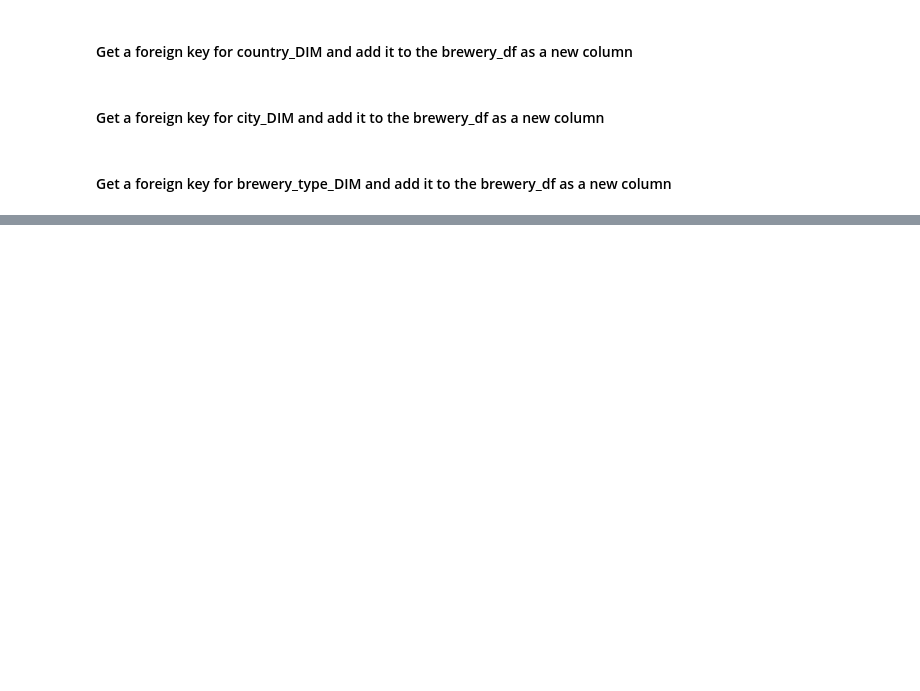
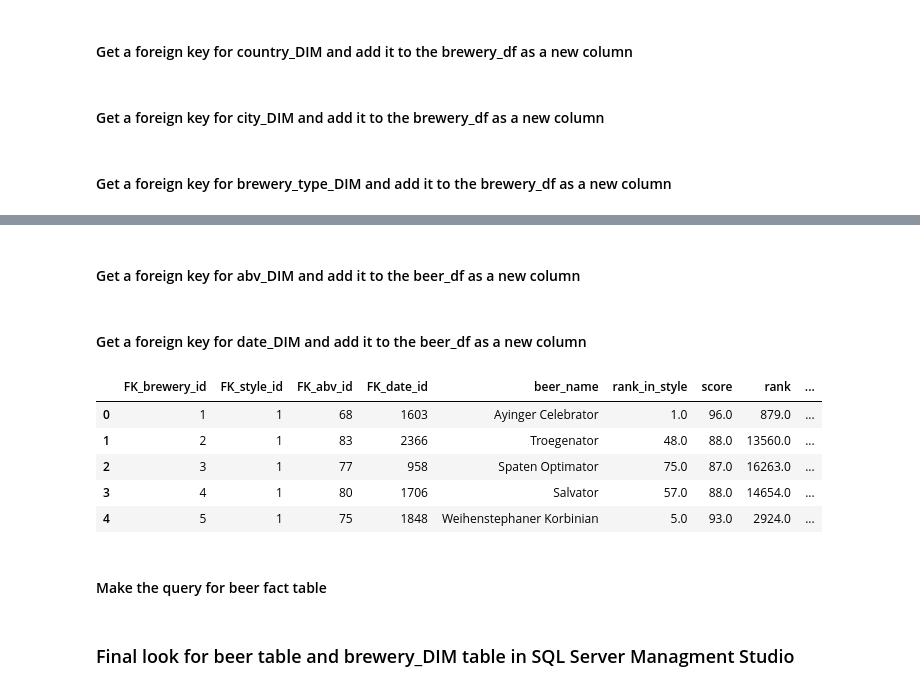
Before and after one commit to wjudt/projects_repo, a Jupyter notebook: beer_ranking_web_scraping/SQL_database_preparation.ipynb, the cells around one changed output, grey strips where cells are left out. Cells and saved outputs as stored; diff of their text form; code cells hidden in the pictures; blank space fills up the shorter version.

Commit message:
final look for the dimensional model

```diff
--- a/beer_ranking_web_scraping/SQL_database_preparation.ipynb
+++ b/beer_ranking_web_scraping/SQL_database_preparation.ipynb
@@ -582,0 +601,56 @@ cursor.commit()
+# %% [markdown]
+#### Get a foreign key for abv_DIM and add it to the beer_df as a new column
+# %%
+# Define the style_DIM select query.
+abv_DIM_select_query = "SELECT * FROM [beer_db].[dbo].[abv_DIM]"
+
+# Execute the query.
+abv_DIM_select = cursor.execute(abv_DIM_select_query).fetchall()
+
+#Add FK_country_id column into brewery_df
+beer_df['FK_abv_id'] = None
+for row in abv_DIM_select:
+    abv_id_mask = beer_df['abv [%]'] == row[1]
+    beer_df['FK_abv_id'].loc[abv_id_mask] = row[0]
+# %% [markdown]
+#### Get a foreign key for date_DIM and add it to the beer_df as a new column
+# %%
+# Define the style_DIM select query.
+date_DIM_select_query = "SELECT * FROM [beer_db].[dbo].[date_DIM]"
+
+# Execute the query.
+date_DIM_select = cursor.execute(date_DIM_select_query).fetchall()
+
+#Add FK_country_id column into brewery_df
+beer_df['FK_date_id'] = None
+
+for row in date_DIM_select:
+    date_id_mask = beer_df['date_added'] == row[1]
+    beer_df['FK_date_id'].loc[date_id_mask] = row[0]
+# %%
+beer_fact_df = beer_df[['FK_brewery_id',
+                        'FK_style_id',
+                        'FK_abv_id',
+                        'FK_date_id',
+                        'beer_name',
+                        'rank_in_style',
+                        'score',
+                        'rank',
+                        'avg_score',
+                        'deviation_score [%]',
+                        'ratings',
+                        'who_wants',
+                        'who_have',
+                        'active']]
+
+beer_df_list = beer_fact_df.values.tolist()
+beer_fact_df.head()
+# %% [output]
+|  | FK_brewery_id | FK_style_id | FK_abv_id | FK_date_id | beer_name | rank_in_style | score | rank | ... |
+| 0 | 1 | 1 | 68 | 1603 | Ayinger Celebrator | 1.0 | 96.0 | 879.0 | ... |
+| 1 | 2 | 1 | 83 | 2366 | Troegenator | 48.0 | 88.0 | 13560.0 | ... |
+| 2 | 3 | 1 | 77 | 958 | Spaten Optimator | 75.0 | 87.0 | 16263.0 | ... |
+| 3 | 4 | 1 | 80 | 1706 | Salvator | 57.0 | 88.0 | 14654.0 | ... |
+| 4 | 5 | 1 | 75 | 1848 | Weihenstephaner Korbinian | 5.0 | 93.0 | 2924.0 | ... |
+# %% [markdown]
+#### Make the query for beer fact table
@@ -582,0 +683,2 @@ cursor.commit()
+# %% [markdown]
+### Final look for beer table and brewery_DIM table in SQL Server Managment Studio
```
Also changed, not shown: parts of 22 cells of this notebook, 3 other files.
